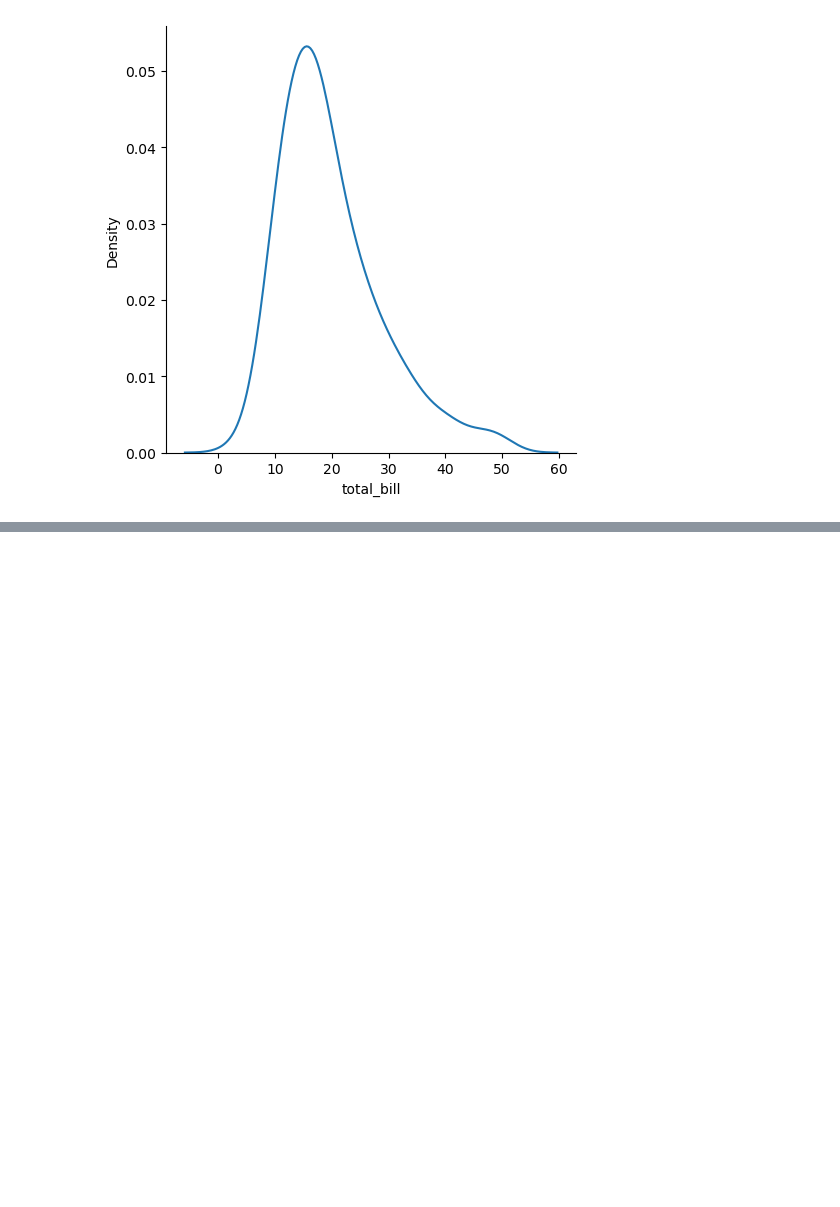
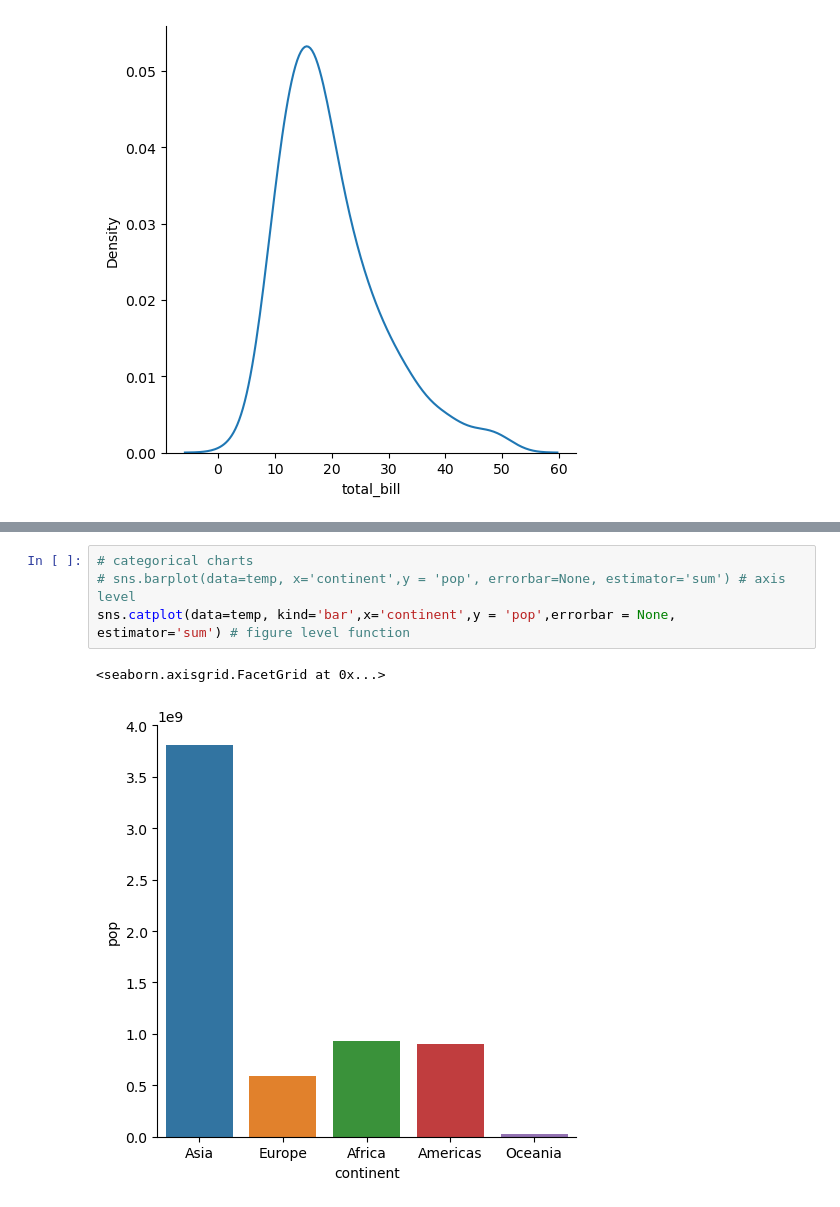
Before and after one commit to suraj4502/DS-Material, a Jupyter notebook: Seaborn_class.ipynb, the cells around one changed output, grey strips where cells are left out. Cells and saved outputs as stored; diff of their text form; blank space fills up the shorter version.

```diff
--- a/Seaborn_class.ipynb
+++ b/Seaborn_class.ipynb
@@ -182,0 +221,7 @@ sns.displot(data=tips_data, x='total_bill', kind='kde'); #figure level
+# %%
+# categorical charts
+# sns.barplot(data=temp, x='continent',y = 'pop', errorbar=None, estimator='sum') # axis level
+sns.catplot(data=temp, kind='bar',x='continent',y = 'pop',errorbar = None, estimator='sum') # figure level function
+# %% [output]
+<seaborn.axisgrid.FacetGrid at 0x...>
+[figure, added]
```
Also changed, not shown: parts of 20 cells of this notebook, 5 other files.
